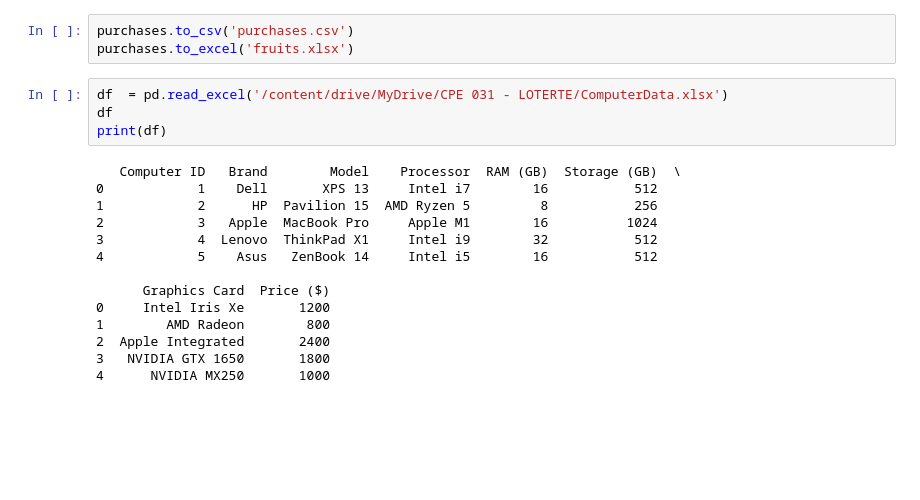
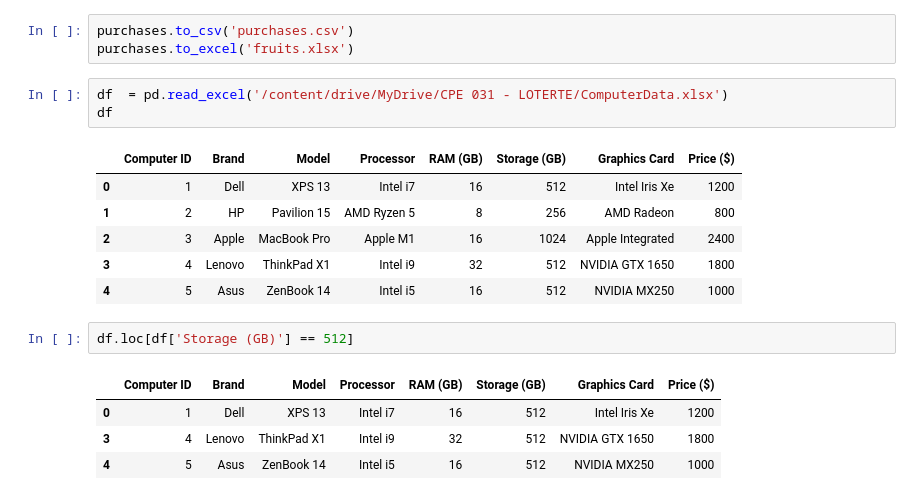
Before and after one commit to qmdmlot/CPE-031-Visualizations-and-Data-Analysis, a Jupyter notebook: Data_Analysis.ipynb, the cells around one changed output. Drawn from its saved outputs; the diff is of its cells as text; blank space fills up the shorter version.

```diff
--- a/Data_Analysis.ipynb
+++ b/Data_Analysis.ipynb
@@ -36,18 +41,17 @@ purchases.to_excel('fruits.xlsx')
 # %%
 df  = pd.read_excel('/content/drive/MyDrive/CPE 031 - LOTERTE/ComputerData.xlsx')
 df
-print(df)
 # %% [output]
-   Computer ID   Brand        Model    Processor  RAM (GB)  Storage (GB)  \
-0            1    Dell       XPS 13     Intel i7        16           512
-1            2      HP  Pavilion 15  AMD Ryzen 5         8           256
-2            3   Apple  MacBook Pro     Apple M1        16          1024
-3            4  Lenovo  ThinkPad X1     Intel i9        32           512
-4            5    Asus   ZenBook 14     Intel i5        16           512
-
-      Graphics Card  Price ($)
-0     Intel Iris Xe       1200
-1        AMD Radeon        800
-2  Apple Integrated       2400
-3   NVIDIA GTX 1650       1800
-4      NVIDIA MX250       1000
+|  | Computer ID | Brand | Model | Processor | RAM (GB) | Storage (GB) | Graphics Card | Price ($) |
+| 0 | 1 | Dell | XPS 13 | Intel i7 | 16 | 512 | Intel Iris Xe | 1200 |
+| 1 | 2 | HP | Pavilion 15 | AMD Ryzen 5 | 8 | 256 | AMD Radeon | 800 |
+| 2 | 3 | Apple | MacBook Pro | Apple M1 | 16 | 1024 | Apple Integrated | 2400 |
+| 3 | 4 | Lenovo | ThinkPad X1 | Intel i9 | 32 | 512 | NVIDIA GTX 1650 | 1800 |
+| 4 | 5 | Asus | ZenBook 14 | Intel i5 | 16 | 512 | NVIDIA MX250 | 1000 |
+# %%
+df.loc[df['Storage (GB)'] == 512]
+# %% [output]
+|  | Computer ID | Brand | Model | Processor | RAM (GB) | Storage (GB) | Graphics Card | Price ($) |
+| 0 | 1 | Dell | XPS 13 | Intel i7 | 16 | 512 | Intel Iris Xe | 1200 |
+| 3 | 4 | Lenovo | ThinkPad X1 | Intel i9 | 32 | 512 | NVIDIA GTX 1650 | 1800 |
+| 4 | 5 | Asus | ZenBook 14 | Intel i5 | 16 | 512 | NVIDIA MX250 | 1000 |
```
Also changed, not shown: parts of 7 cells of this notebook.
